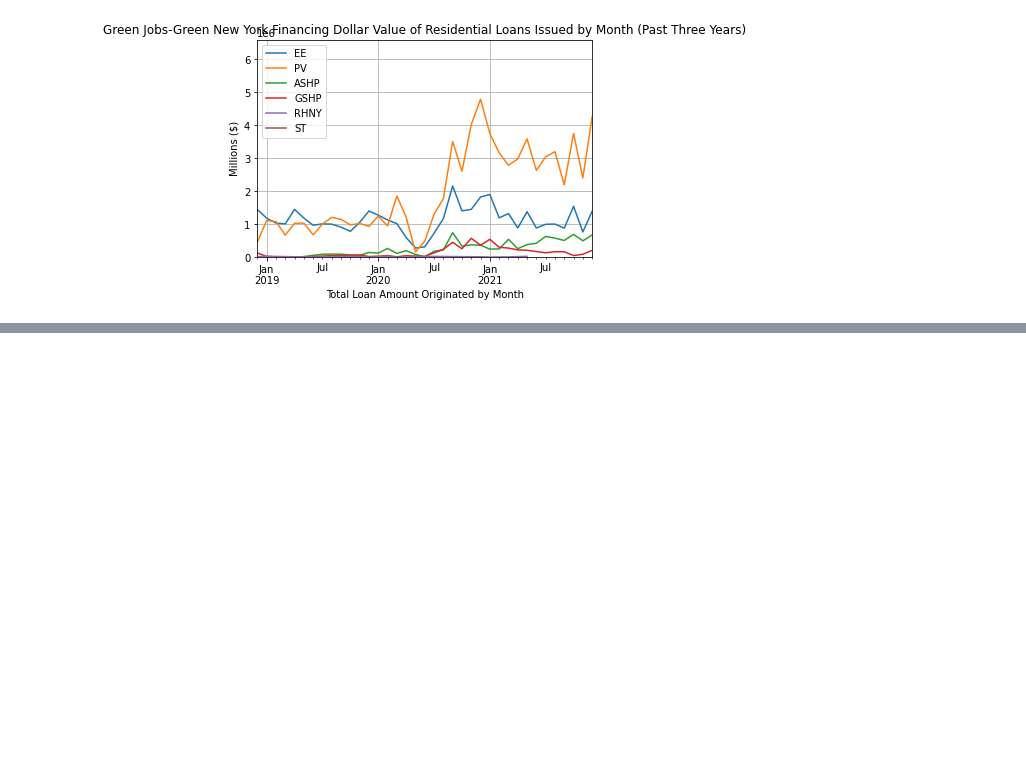
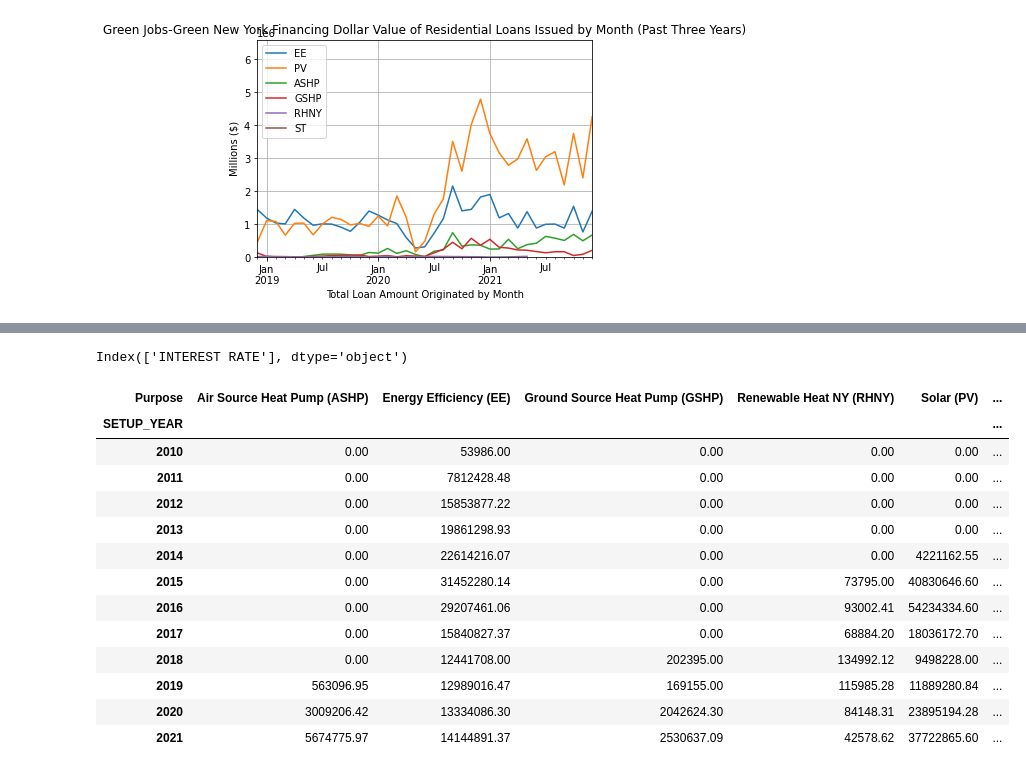
Before and after one commit to jlixander/GJGNY_Analysis, a Jupyter notebook: GJGNY_Analysis.ipynb, the cells around one changed output, grey strips where cells are left out. Drawn from its saved outputs; the diff is of its cells as text; code cells hidden in the pictures; blank space fills up the shorter version.

```diff
--- a/GJGNY_Analysis.ipynb
+++ b/GJGNY_Analysis.ipynb
@@ -166,0 +214,21 @@ Text(0.5, 1.0, 'Green Jobs-Green New York Financing Dollar Value of Residential
+# %%
+Avg_int_r.columns
+# %% [output]
+Index(['INTEREST RATE'], dtype='object')
+# %%
+Years_total
+# %% [output]
+| Purpose | Air Source Heat Pump (ASHP) | Energy Efficiency (EE) | Ground Source Heat Pump (GSHP) | Renewable Heat NY (RHNY) | Solar (PV) | ... |
+| SETUP_YEAR |  |  |  |  |  | ... |
+| 2010 | 0.00 | 53986.00 | 0.00 | 0.00 | 0.00 | ... |
+| 2011 | 0.00 | 7812428.48 | 0.00 | 0.00 | 0.00 | ... |
+| 2012 | 0.00 | 15853877.22 | 0.00 | 0.00 | 0.00 | ... |
+| 2013 | 0.00 | 19861298.93 | 0.00 | 0.00 | 0.00 | ... |
+| 2014 | 0.00 | 22614216.07 | 0.00 | 0.00 | 4221162.55 | ... |
+| 2015 | 0.00 | 31452280.14 | 0.00 | 73795.00 | 40830646.60 | ... |
+| 2016 | 0.00 | 29207461.06 | 0.00 | 93002.41 | 54234334.60 | ... |
+| 2017 | 0.00 | 15840827.37 | 0.00 | 68884.20 | 18036172.70 | ... |
+| 2018 | 0.00 | 12441708.00 | 202395.00 | 134992.12 | 9498228.00 | ... |
+| 2019 | 563096.95 | 12989016.47 | 169155.00 | 115985.28 | 11889280.84 | ... |
+| 2020 | 3009206.42 | 13334086.30 | 2042624.30 | 84148.31 | 23895194.28 | ... |
+| 2021 | 5674775.97 | 14144891.37 | 2530637.09 | 42578.62 | 37722865.60 | ... |
```
Also changed, not shown: parts of 3 cells of this notebook.
